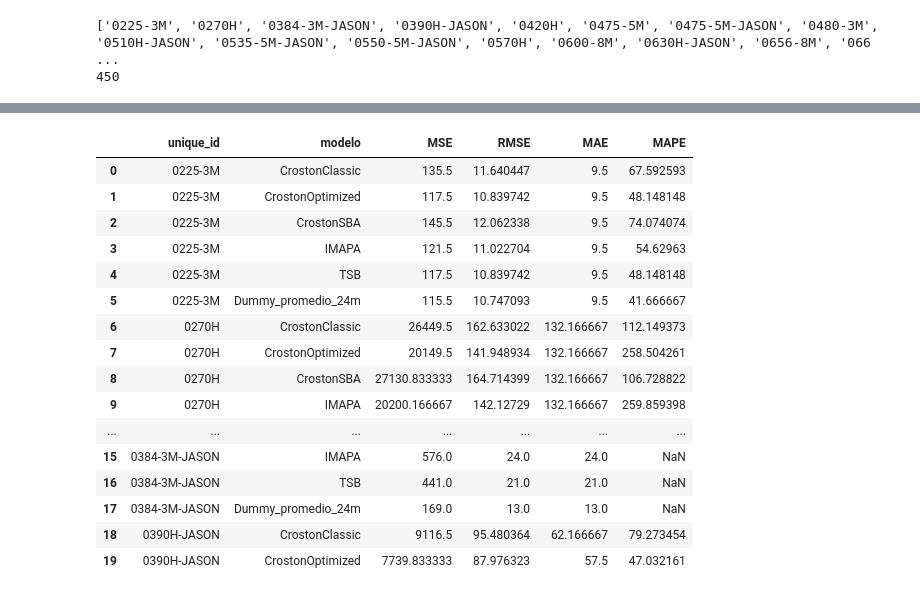
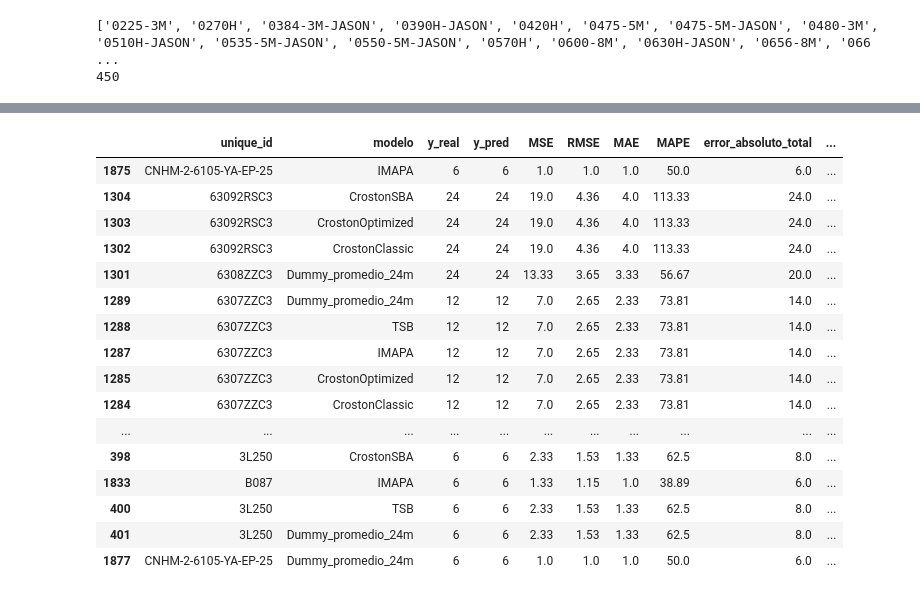
Before and after one commit to choppeb7/Tesis-Master-AI, a Jupyter notebook: 6_Forecast_series_temporales.ipynb, the cells around one changed output, grey strips where cells are left out. Cells and saved outputs as stored; diff of their text form; code cells hidden in the pictures.

```diff
--- a/6_Forecast_series_temporales.ipynb
+++ b/6_Forecast_series_temporales.ipynb
@@ -688,4 +726,8 @@ def crear_df_por_articulo_modelo(df, codigo_articulo, modelo):
 # %%
-df_0225_3M_CrostonClassic=crear_df_por_articulo_modelo(df_eval_long, "0225-3M", "CrostonClassic")
-df_0225_3M_CrostonClassic.head(10)
+df_0225_3M_CrostonSBA=crear_df_por_articulo_modelo(df_eval_long, "0225-3M", "CrostonSBA")
+df_0225_3M_CrostonSBA["error_abs"]=np.abs(df_0225_3M_CrostonSBA["y"]-df_0225_3M_CrostonSBA["y_pred"])
+mae=df_0225_3M_CrostonSBA["error_abs"].mean()
+print(df_0225_3M_CrostonSBA)
+print(df_0225_3M_CrostonSBA["error_abs"].sum())
+print(mae)
 # %% [output]
@@ -748,23 +864,23 @@ def evaluando_metricas_por_articulo_modelo(df):
 )
     return df_consolidado
 # %%
-df_series_long_con_metricas=evaluando_metricas_por_articulo_modelo(df_eval_long)
-df_series_long_con_metricas.head(20)
+df_metricas=evaluando_metricas_por_articulo_modelo(df_eval_long).sort_values("bias_total_abs_periodo_evaluacion", ascending=True)
+df_metricas.head(20)
 # %% [output]
-|  | unique_id | modelo | MSE | RMSE | MAE | MAPE |
-| 0 | 0225-3M | CrostonClassic | 135.5 | 11.640447 | 9.5 | 67.592593 |
-| 1 | 0225-3M | CrostonOptimized | 117.5 | 10.839742 | 9.5 | 48.148148 |
-| 2 | 0225-3M | CrostonSBA | 145.5 | 12.062338 | 9.5 | 74.074074 |
-| 3 | 0225-3M | IMAPA | 121.5 | 11.022704 | 9.5 | 54.62963 |
-| 4 | 0225-3M | TSB | 117.5 | 10.839742 | 9.5 | 48.148148 |
-| 5 | 0225-3M | Dummy_promedio_24m | 115.5 | 10.747093 | 9.5 | 41.666667 |
-| 6 | 0270H | CrostonClassic | 26449.5 | 162.633022 | 132.166667 | 112.149373 |
-| 7 | 0270H | CrostonOptimized | 20149.5 | 141.948934 | 132.166667 | 258.504261 |
-| 8 | 0270H | CrostonSBA | 27130.833333 | 164.714399 | 132.166667 | 106.728822 |
-| 9 | 0270H | IMAPA | 20200.166667 | 142.12729 | 132.166667 | 259.859398 |
-| ... | ... | ... | ... | ... | ... | ... |
-| 15 | 0384-3M-JASON | IMAPA | 576.0 | 24.0 | 24.0 | NaN |
-| 16 | 0384-3M-JASON | TSB | 441.0 | 21.0 | 21.0 | NaN |
-| 17 | 0384-3M-JASON | Dummy_promedio_24m | 169.0 | 13.0 | 13.0 | NaN |
-| 18 | 0390H-JASON | CrostonClassic | 9116.5 | 95.480364 | 62.166667 | 79.273454 |
-| 19 | 0390H-JASON | CrostonOptimized | 7739.833333 | 87.976323 | 57.5 | 47.032161 |
+|  | unique_id | modelo | y_real | y_pred | MSE | RMSE | MAE | MAPE | error_absoluto_total | ... |
+| 1875 | CNHM-2-6105-YA-EP-25 | IMAPA | 6 | 6 | 1.0 | 1.0 | 1.0 | 50.0 | 6.0 | ... |
+| 1304 | 63092RSC3 | CrostonSBA | 24 | 24 | 19.0 | 4.36 | 4.0 | 113.33 | 24.0 | ... |
+| 1303 | 63092RSC3 | CrostonOptimized | 24 | 24 | 19.0 | 4.36 | 4.0 | 113.33 | 24.0 | ... |
+| 1302 | 63092RSC3 | CrostonClassic | 24 | 24 | 19.0 | 4.36 | 4.0 | 113.33 | 24.0 | ... |
+| 1301 | 6308ZZC3 | Dummy_promedio_24m | 24 | 24 | 13.33 | 3.65 | 3.33 | 56.67 | 20.0 | ... |
+| 1289 | 6307ZZC3 | Dummy_promedio_24m | 12 | 12 | 7.0 | 2.65 | 2.33 | 73.81 | 14.0 | ... |
+| 1288 | 6307ZZC3 | TSB | 12 | 12 | 7.0 | 2.65 | 2.33 | 73.81 | 14.0 | ... |
+| 1287 | 6307ZZC3 | IMAPA | 12 | 12 | 7.0 | 2.65 | 2.33 | 73.81 | 14.0 | ... |
+| 1285 | 6307ZZC3 | CrostonOptimized | 12 | 12 | 7.0 | 2.65 | 2.33 | 73.81 | 14.0 | ... |
+| 1284 | 6307ZZC3 | CrostonClassic | 12 | 12 | 7.0 | 2.65 | 2.33 | 73.81 | 14.0 | ... |
+| ... | ... | ... | ... | ... | ... | ... | ... | ... | ... | ... |
+| 398 | 3L250 | CrostonSBA | 6 | 6 | 2.33 | 1.53 | 1.33 | 62.5 | 8.0 | ... |
+| 1833 | B087 | IMAPA | 6 | 6 | 1.33 | 1.15 | 1.0 | 38.89 | 6.0 | ... |
+| 400 | 3L250 | TSB | 6 | 6 | 2.33 | 1.53 | 1.33 | 62.5 | 8.0 | ... |
+| 401 | 3L250 | Dummy_promedio_24m | 6 | 6 | 2.33 | 1.53 | 1.33 | 62.5 | 8.0 | ... |
+| 1877 | CNHM-2-6105-YA-EP-25 | Dummy_promedio_24m | 6 | 6 | 1.0 | 1.0 | 1.0 | 50.0 | 6.0 | ... |
```
Also changed, not shown: parts of 53 cells of this notebook, 1 other file.
